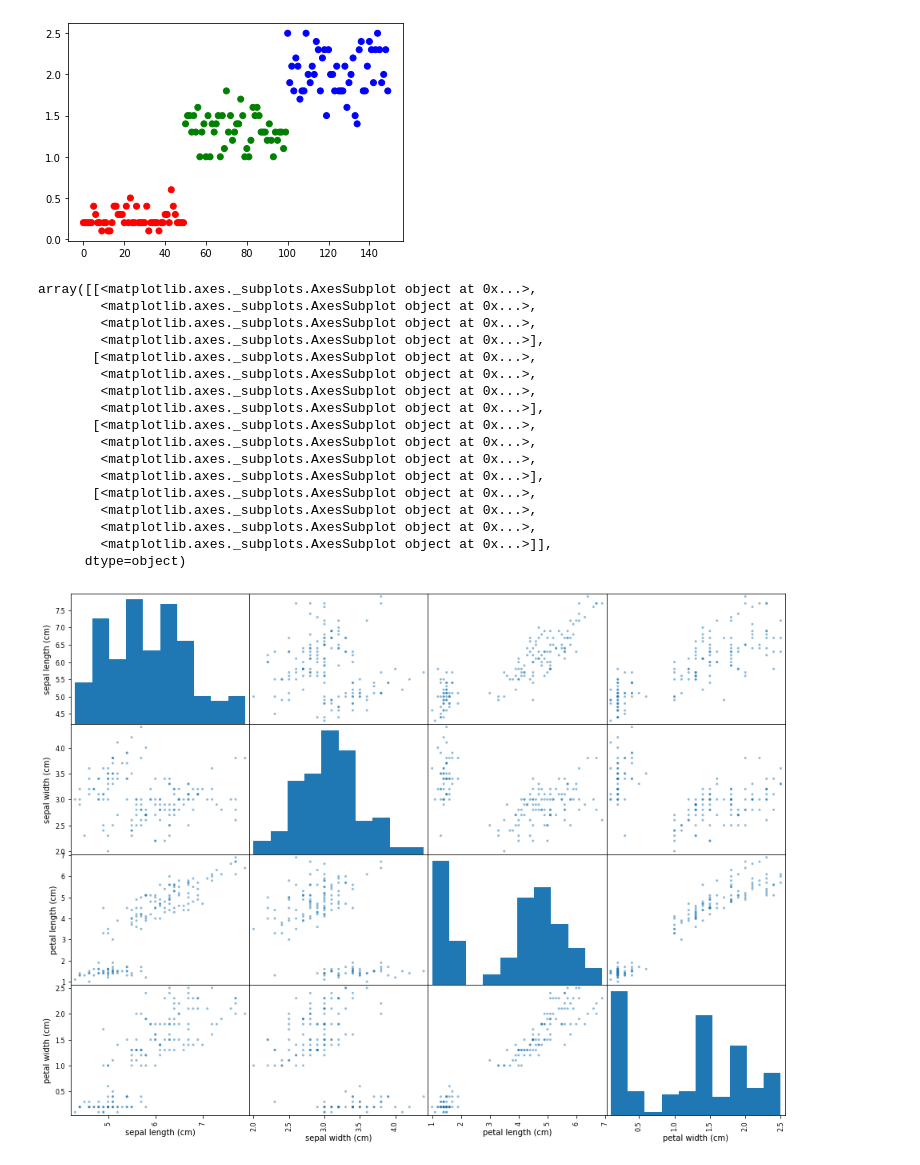
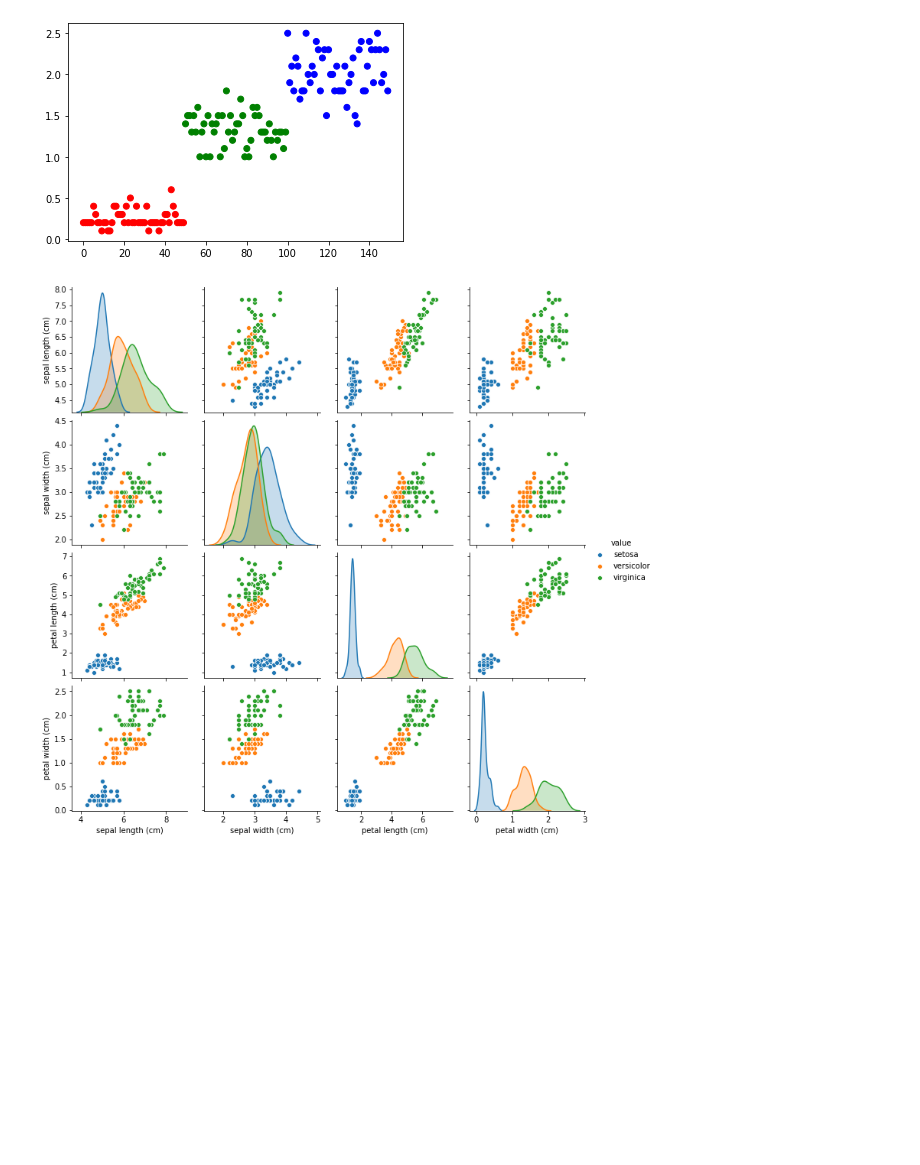
Before and after one commit to DevsEdu/DataScience, a Jupyter notebook: Iris_Dataset.ipynb, the cells around one changed output. Saved outputs shown, nothing was run; the diff lists cells and outputs as text; code cells hidden in the pictures; blank space fills up the shorter version.

```diff
--- a/Iris_Dataset.ipynb
+++ b/Iris_Dataset.ipynb
@@ -283,31 +284,14 @@ ax = plt.scatter(df["sepal width (cm)"].index, df["sepal width (cm)"].values, co
 ax = plt.scatter(df["petal width (cm)"].index, df["petal width (cm)"].values, color = [color(x) for x in iris.target])
 # %% [output]
 [figure]
-# %%
-#Scatter Matrix plot
-
-attributes = ["sepal length (cm)", "sepal width (cm)", "petal length (cm)", "petal width (cm)"]
-
-pd.plotting.scatter_matrix(df[attributes], figsize=(16, 12))
-# %% [output]
-array([[<matplotlib.axes._subplots.AxesSubplot object at 0x...>,
-        <matplotlib.axes._subplots.AxesSubplot object at 0x...>,
-        <matplotlib.axes._subplots.AxesSubplot object at 0x...>,
-        <matplotlib.axes._subplots.AxesSubplot object at 0x...>],
-       [<matplotlib.axes._subplots.AxesSubplot object at 0x...>,
-        <matplotlib.axes._subplots.AxesSubplot object at 0x...>,
-        <matplotlib.axes._subplots.AxesSubplot object at 0x...>,
-        <matplotlib.axes._subplots.AxesSubplot object at 0x...>],
-       [<matplotlib.axes._subplots.AxesSubplot object at 0x...>,
-        <matplotlib.axes._subplots.AxesSubplot object at 0x...>,
-        <matplotlib.axes._subplots.AxesSubplot object at 0x...>,
-        <matplotlib.axes._subplots.AxesSubplot object at 0x...>],
-       [<matplotlib.axes._subplots.AxesSubplot object at 0x...>,
-        <matplotlib.axes._subplots.AxesSubplot object at 0x...>,
-        <matplotlib.axes._subplots.AxesSubplot object at 0x...>,
-        <matplotlib.axes._subplots.AxesSubplot object at 0x...>]],
-      dtype=object)
-[figure, removed]
+# %%
+#Scatter Matrix plot
+
+sns.pairplot(df_targets, hue='value')
+
+plt.show()
+# %% [output]
+[figure, added]
 # %%
 #Histograma de todas as features
 
```
Also changed, not shown: parts of 2 cells of this notebook, 8 other files.
